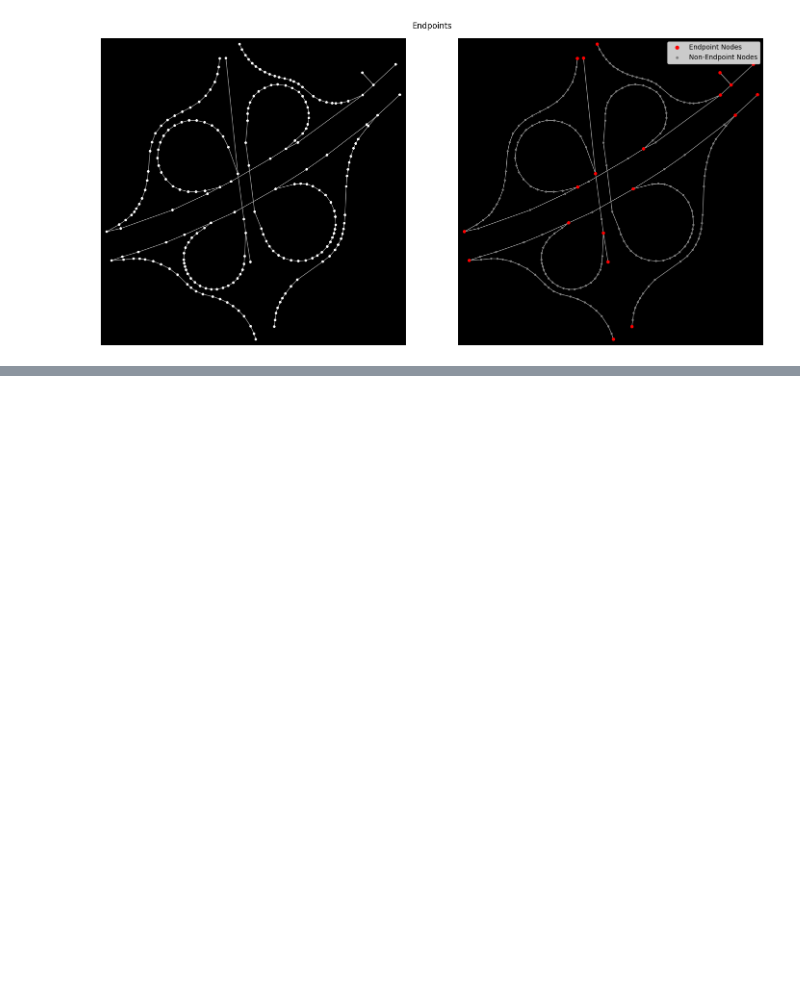
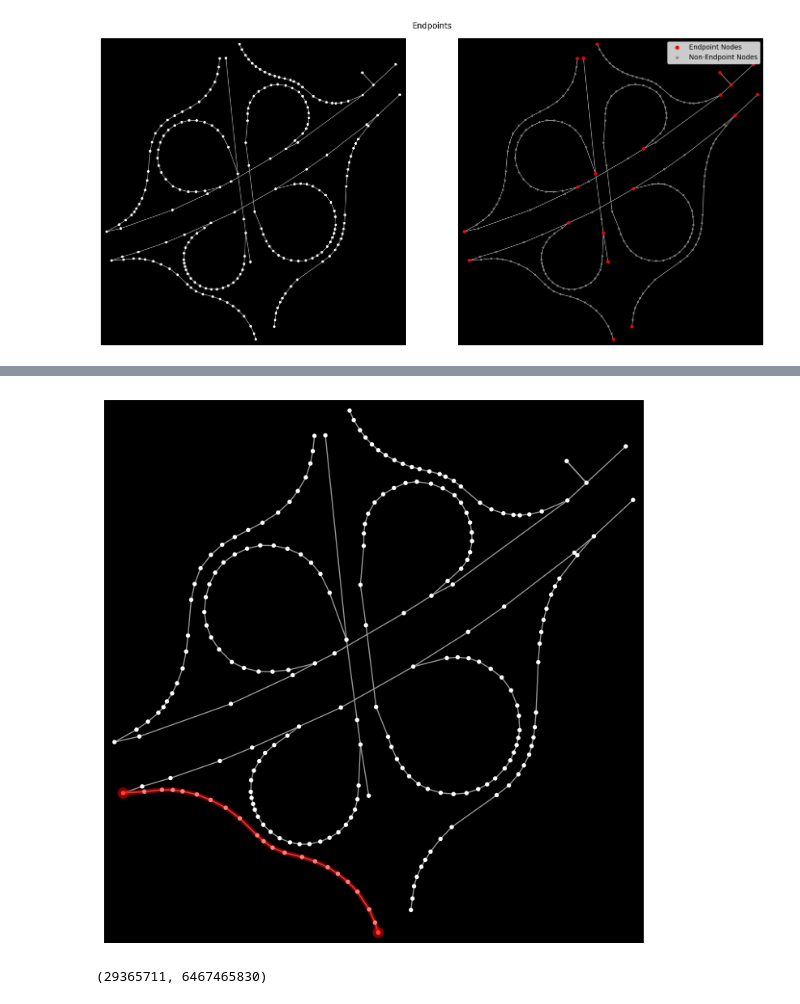
Before and after one commit to milad-4274/osm_graph_simplification, a Jupyter notebook: content_creation.ipynb, the cells around one changed output, grey strips where cells are left out. Saved outputs shown, nothing was run; the diff lists cells and outputs as text; code cells hidden in the pictures; blank space fills up the shorter version.

```diff
--- a/content_creation.ipynb
+++ b/content_creation.ipynb
@@ -114,3 +115,9 @@ def create_gif(path_gif, output_filename, duration=0.01):
 path_gif = "outputs/path_gif"
 output_filename = "animation.gif"
 create_gif(path_gif, output_filename)
+# %%
+graph = ox.routing.add_edge_speeds(graph)
+simplified_graph = ox.routing.add_edge_speeds(simplified_graph)
+# %%
+graph = ox.routing.add_edge_travel_times(graph)
+simplified_graph = ox.routing.add_edge_travel_times(simplified_graph)
@@ -116,0 +173,5 @@ create_gif(path_gif, output_filename)
+# %%
+edge_index = 7
+u, v = list(simplified_graph.edges())[edge_index]
+
+simplified_graph.edges[*list(simplified_graph.edges())[edge_index], 0]
@@ -116,0 +189,4 @@ create_gif(path_gif, output_filename)
+# %%
+import networkx as nx
+path = nx.shortest_path(graph, u, v, weight='length')
+len(path)
@@ -116,0 +216,14 @@ create_gif(path_gif, output_filename)
+# %%
+fig, ax = plt.subplots(figsize=(7,7), frameon=False)
+ax.set_facecolor(BG_COLOR)
+fig, ax = ox.plot_graph(graph, ax=ax, close=False, show=False)
+fig, ax = ox.plot_graph_route(graph, route=path, ax=ax, close=False, show=False)
+fig.tight_layout()
+fig.savefig("outputs//sample_route1.png")
+plt.show()
+# %% [output]
+[figure, added]
+# %%
+list(simplified_graph.edges())[edge_index]
+# %% [output]
+(29365711, 6467465830)
```
Also changed, not shown: parts of 10 cells of this notebook, 1 other file.
